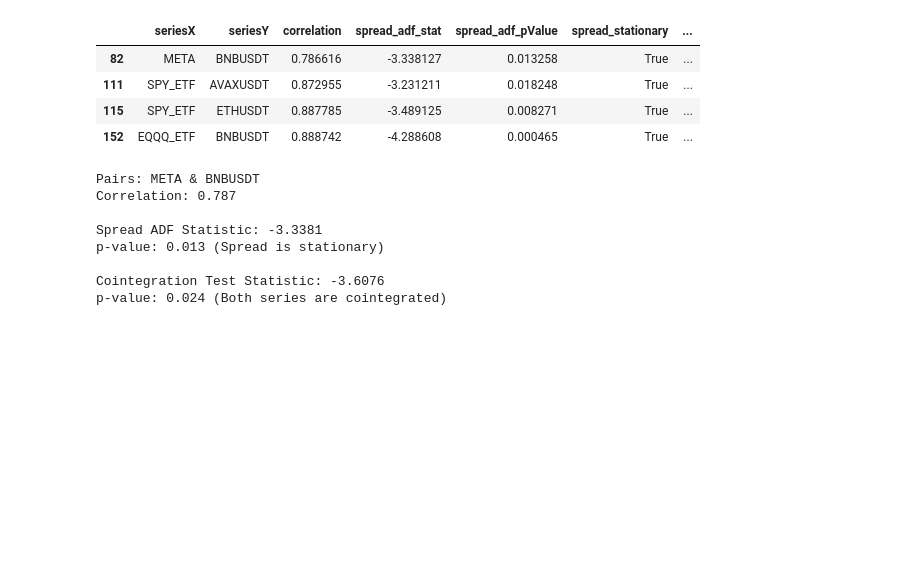
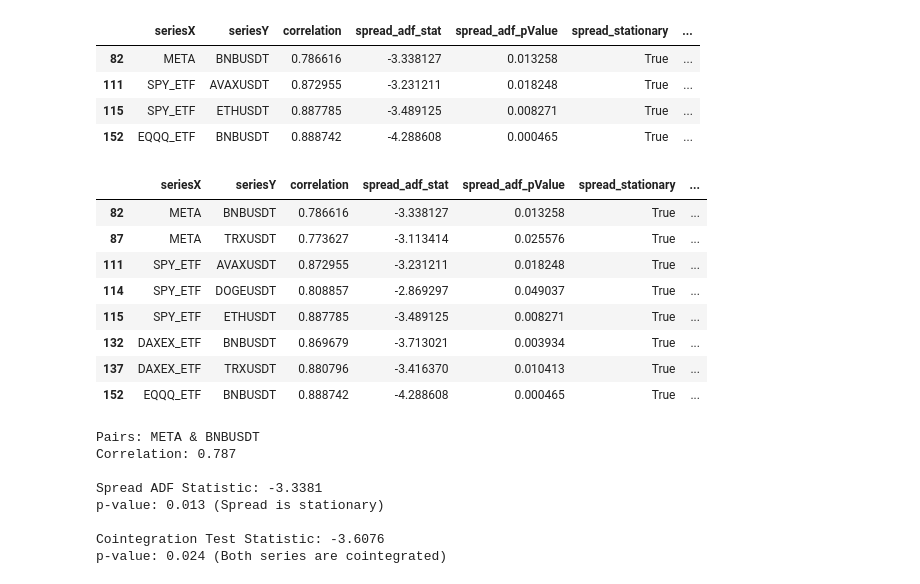
Before and after one commit to nite4/mscfe-masters-project, a Jupyter notebook: src/read_process_raw.ipynb, the cells around one changed output. Drawn from its saved outputs; the diff is of its cells as text; code cells hidden in the pictures; blank space fills up the shorter version.

```diff
--- a/src/read_process_raw.ipynb
+++ b/src/read_process_raw.ipynb
@@ -398,6 +390,21 @@ df_results[(df_results['spread_stationary']==spread_stationary) & (df_results['s
 | 111 | SPY_ETF | AVAXUSDT | 0.872955 | -3.231211 | 0.018248 | True | ... |
 | 115 | SPY_ETF | ETHUSDT | 0.887785 | -3.489125 | 0.008271 | True | ... |
 | 152 | EQQQ_ETF | BNBUSDT | 0.888742 | -4.288608 | 0.000465 | True | ... |
+# %%
+spread_stationary = True
+# series_cointegrated = True
+
+df_results[(df_results['spread_stationary']==spread_stationary) & (df_results['correlation']>=0.75)]
+# %% [output]
+|  | seriesX | seriesY | correlation | spread_adf_stat | spread_adf_pValue | spread_stationary | ... |
+| 82 | META | BNBUSDT | 0.786616 | -3.338127 | 0.013258 | True | ... |
+| 87 | META | TRXUSDT | 0.773627 | -3.113414 | 0.025576 | True | ... |
+| 111 | SPY_ETF | AVAXUSDT | 0.872955 | -3.231211 | 0.018248 | True | ... |
+| 114 | SPY_ETF | DOGEUSDT | 0.808857 | -2.869297 | 0.049037 | True | ... |
+| 115 | SPY_ETF | ETHUSDT | 0.887785 | -3.489125 | 0.008271 | True | ... |
+| 132 | DAXEX_ETF | BNBUSDT | 0.869679 | -3.713021 | 0.003934 | True | ... |
+| 137 | DAXEX_ETF | TRXUSDT | 0.880796 | -3.416370 | 0.010413 | True | ... |
+| 152 | EQQQ_ETF | BNBUSDT | 0.888742 | -4.288608 | 0.000465 | True | ... |
 # %%
 spread_stationary = True
 series_cointegrated = True
```
Also changed, not shown: parts of 4 cells of this notebook.
